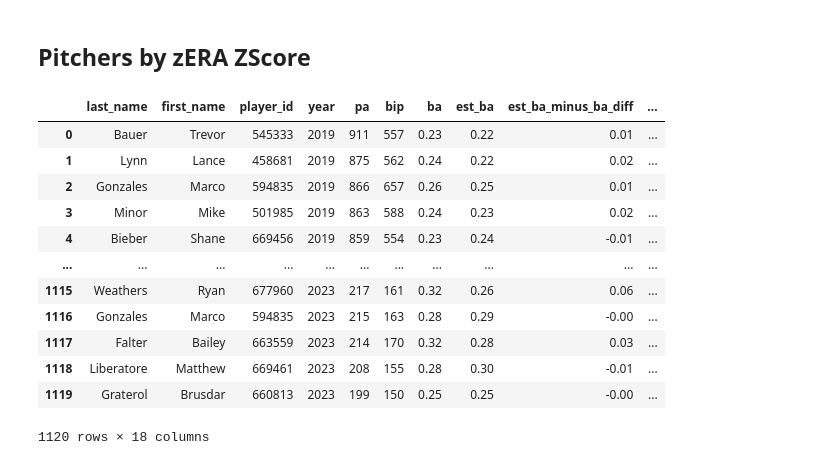
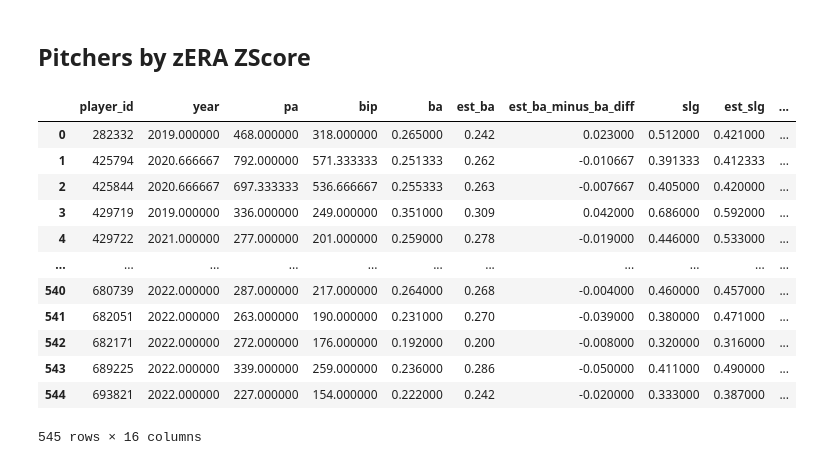
Before and after one commit to PsCushman/baseball-rule-changes, a Jupyter notebook: simplifed_player_import.ipynb, the cells around one changed output. Cells and saved outputs as stored; diff of their text form; code cells hidden in the pictures.

```diff
--- a/simplifed_player_import.ipynb
+++ b/simplifed_player_import.ipynb
@@ -94,7 +85,7 @@ players_off_output.to_csv('Resources/off_output_for_leaning.csv', index=False)
 from pybaseball import statcast_pitcher_expected_stats
 
 # Get data for all pitchers with a minimum of 150 plate appearances against in  2019, 2021, 2022, 2023
-pitcher_data_2019 = statcast_pitcher_expected_stats(2019, 150)
+pitcher_data_2019 = statcast_pitcher_expected_stats(2019, 100)
 pitcher_data_2021 = statcast_pitcher_expected_stats(2021, 150)
 pitcher_data_2022 = statcast_pitcher_expected_stats(2022, 150)
 pitcher_data_2023 = statcast_pitcher_expected_stats(2023, 150)
@@ -109,21 +100,8 @@ pitcher_combined_data = pd.concat([pitcher_data_2019, pitcher_data_2021, pitcher
 # pitcher_combined_data.drop(columns=['last_name', 'first_name'], inplace=True)
 
 # Display the modified DataFrame
-pitcher_combined_data
+pitcher_combined_data_ = pitcher_combined_data.drop(['last_name', 'first_name'], axis=1)
+pitcher_combined_data.to_csv('Resources/pitcher_combined_data.csv', index=False)
-# %% [output]
-|  | last_name | first_name | player_id | year | pa | bip | ba | est_ba | est_ba_minus_ba_diff | ... |
-| 0 | Bauer | Trevor | 545333 | 2019 | 911 | 557 | 0.23 | 0.22 | 0.01 | ... |
-| 1 | Lynn | Lance | 458681 | 2019 | 875 | 562 | 0.24 | 0.22 | 0.02 | ... |
-| 2 | Gonzales | Marco | 594835 | 2019 | 866 | 657 | 0.26 | 0.25 | 0.01 | ... |
-| 3 | Minor | Mike | 501985 | 2019 | 863 | 588 | 0.24 | 0.23 | 0.02 | ... |
-| 4 | Bieber | Shane | 669456 | 2019 | 859 | 554 | 0.23 | 0.24 | -0.01 | ... |
-| ... | ... | ... | ... | ... | ... | ... | ... | ... | ... | ... |
-| 1115 | Weathers | Ryan | 677960 | 2023 | 217 | 161 | 0.32 | 0.26 | 0.06 | ... |
-| 1116 | Gonzales | Marco | 594835 | 2023 | 215 | 163 | 0.28 | 0.29 | -0.00 | ... |
-| 1117 | Falter | Bailey | 663559 | 2023 | 214 | 170 | 0.32 | 0.28 | 0.03 | ... |
-| 1118 | Liberatore | Matthew | 669461 | 2023 | 208 | 155 | 0.28 | 0.30 | -0.01 | ... |
-| 1119 | Graterol | Brusdar | 660813 | 2023 | 199 | 150 | 0.25 | 0.25 | -0.00 | ... |
-1120 rows × 18 columns
 # %%
 # pitcher_data_2023['Name'] = pitcher_data_2023['first_name'] + ' ' + pitcher_data_2023['last_name']
 
@@ -135,7 +113,23 @@ pitcher_combined_data
 # %%
 relevant_years = [2019, 2021, 2022]
 filtered_data = pitcher_combined_data[pitcher_combined_data['year'].isin(relevant_years)]
 
 pitching_data_2023 = pitcher_combined_data[pitcher_combined_data['year'] == 2023]
 # Merge the average wOBA with the 2023 wOBA for each player
-grouped_data = filtered_data.groupby(['player_id', 'last_name', 'first_name']).mean().reset_index().rename(columns={'xera': 'avg_zERA'})
+grouped_data = filtered_data.groupby(['player_id']).mean().reset_index().rename(columns={'xera': 'avg_zERA'})
+
+grouped_data
+# %% [output]
+|  | player_id | year | pa | bip | ba | est_ba | est_ba_minus_ba_diff | slg | est_slg | ... |
+| 0 | 282332 | 2019.000000 | 468.000000 | 318.000000 | 0.265000 | 0.242 | 0.023000 | 0.512000 | 0.421000 | ... |
+| 1 | 425794 | 2020.666667 | 792.000000 | 571.333333 | 0.251333 | 0.262 | -0.010667 | 0.391333 | 0.412333 | ... |
+| 2 | 425844 | 2020.666667 | 697.333333 | 536.666667 | 0.255333 | 0.263 | -0.007667 | 0.405000 | 0.420000 | ... |
+| 3 | 429719 | 2019.000000 | 336.000000 | 249.000000 | 0.351000 | 0.309 | 0.042000 | 0.686000 | 0.592000 | ... |
+| 4 | 429722 | 2021.000000 | 277.000000 | 201.000000 | 0.259000 | 0.278 | -0.019000 | 0.446000 | 0.533000 | ... |
+| ... | ... | ... | ... | ... | ... | ... | ... | ... | ... | ... |
+| 540 | 680739 | 2022.000000 | 287.000000 | 217.000000 | 0.264000 | 0.268 | -0.004000 | 0.460000 | 0.457000 | ... |
+| 541 | 682051 | 2022.000000 | 263.000000 | 190.000000 | 0.231000 | 0.270 | -0.039000 | 0.380000 | 0.471000 | ... |
+| 542 | 682171 | 2022.000000 | 272.000000 | 176.000000 | 0.192000 | 0.200 | -0.008000 | 0.320000 | 0.316000 | ... |
+| 543 | 689225 | 2022.000000 | 339.000000 | 259.000000 | 0.236000 | 0.286 | -0.050000 | 0.411000 | 0.490000 | ... |
+| 544 | 693821 | 2022.000000 | 227.000000 | 154.000000 | 0.222000 | 0.242 | -0.020000 | 0.333000 | 0.387000 | ... |
+545 rows × 16 columns
```
Also changed, not shown: parts of 9 cells of this notebook, 12 other files.
